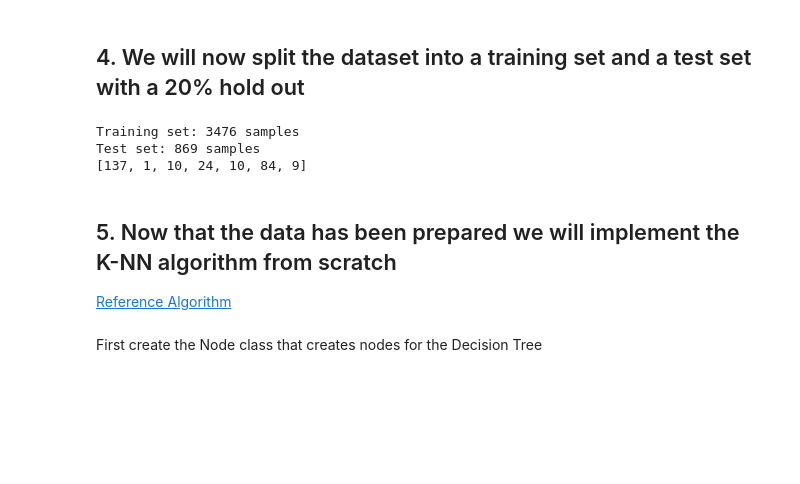
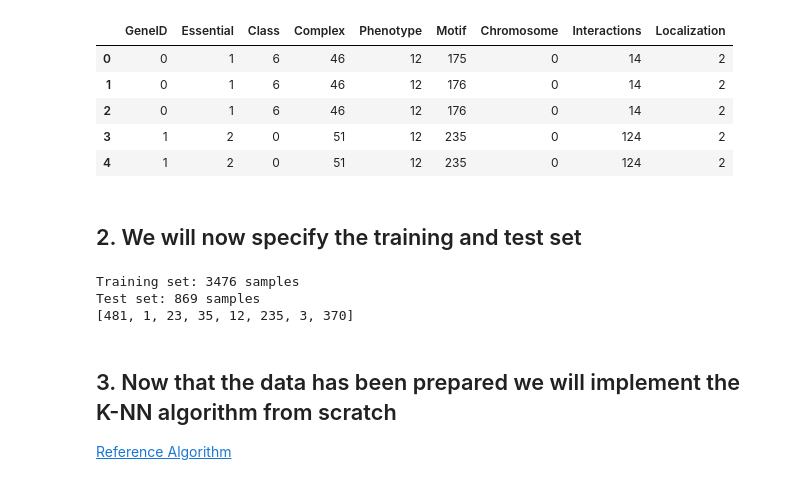
Before and after one commit to ddalton-jpl/data_mining_hwk_2, a Jupyter notebook: classification_model.ipynb, the cells around one changed output. Drawn from its saved outputs; the diff is of its cells as text; code cells hidden in the pictures; blank space fills up the shorter version.

```diff
--- a/classification_model.ipynb
+++ b/classification_model.ipynb
@@ -88,8 +41,22 @@ df_label_encoded.corr()
+# %%
+# Label encode the training data set
+label_encoder = LabelEncoder()
+for column in df_train.columns:
+    df_train[column] = label_encoder.fit_transform(df_train[column].astype(str))
+
+df_train.head()
+# %% [output]
+|  | GeneID | Essential | Class | Complex | Phenotype | Motif | Chromosome | Interactions | Localization |
+| 0 | 0 | 1 | 6 | 46 | 12 | 175 | 0 | 14 | 2 |
+| 1 | 0 | 1 | 6 | 46 | 12 | 176 | 0 | 14 | 2 |
+| 2 | 0 | 1 | 6 | 46 | 12 | 176 | 0 | 14 | 2 |
+| 3 | 1 | 2 | 0 | 51 | 12 | 235 | 0 | 124 | 2 |
+| 4 | 1 | 2 | 0 | 51 | 12 | 235 | 0 | 124 | 2 |
 # %% [markdown]
-## 4. We will now split the dataset into a training set and a test set with a 20% hold out
+## 2. We will now specify the training and test set
 # %%
 # Split the data into a training set and a validation set
-train_data, test_data, train_labels, test_labels = train_test_split(df_label_encoded.drop('Localization', axis=1), df_label_encoded['Localization'], test_size=0.2)
+train_data, test_data, train_labels, test_labels = train_test_split(df_train.drop('Localization', axis=1), df_train['Localization'], test_size=0.2)
 
 # Print the number of rows in each set
 print("Training set: {} samples".format(train_data.shape[0]))
@@ -100,10 +67,8 @@ print(test_set[3])
 # %% [output]
 Training set: 3476 samples
 Test set: 869 samples
-[137, 1, 10, 24, 10, 84, 9]
+[481, 1, 23, 35, 12, 235, 3, 370]
 # %% [markdown]
-## 5. Now that the data has been prepared we will implement the K-NN algorithm from scratch
+## 3. Now that the data has been prepared we will implement the K-NN algorithm from scratch
 
 [Reference Algorithm](https://colab.research.google.com/github/akshayrb22/playing-with-data/blob/master/supervised_learning/KNN/KNN.ipynb#scrollTo=jqJptfIChiwY)
-# %% [markdown]
-First create the Node class that creates nodes for the Decision Tree
```
Also changed, not shown: parts of 20 cells of this notebook, 1 other file.
